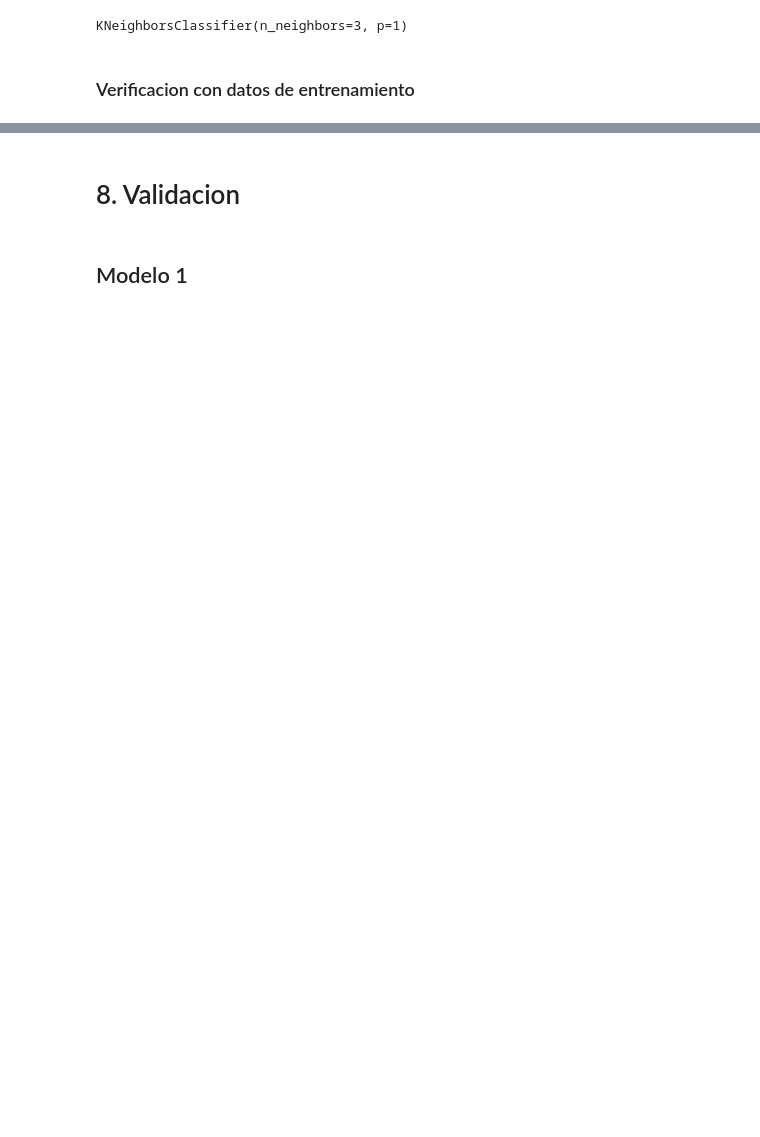
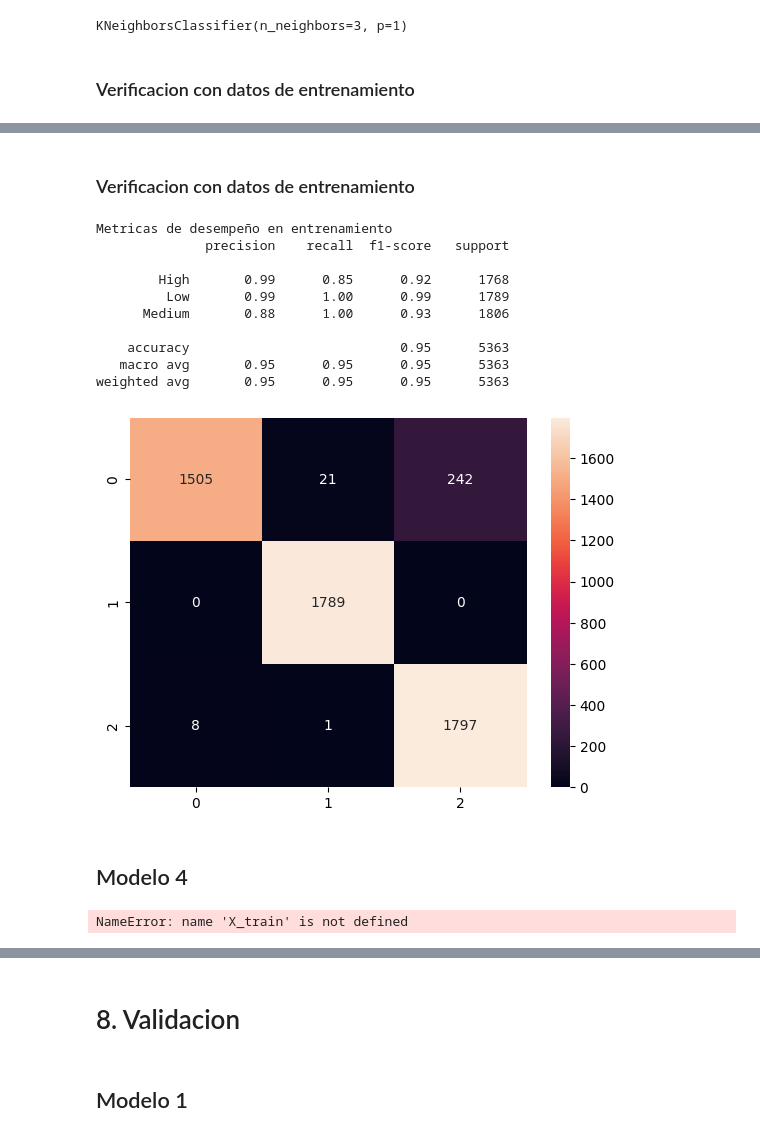
Before and after one commit to DavidBetancurRamirez/ComputacionCientifica, a Jupyter notebook: clasificacion/clase/caso_clasificacion.ipynb, the cells around one changed output, grey strips where cells are left out. Cells and saved outputs as stored; diff of their text form; code cells hidden in the pictures; blank space fills up the shorter version.

```diff
--- a/clasificacion/clase/caso_clasificacion.ipynb
+++ b/clasificacion/clase/caso_clasificacion.ipynb
@@ -621,0 +627,12 @@ weighted avg       0.95      0.95      0.95      5363
+# %%
+from sklearn.svm import SVC
+
+modelo_3 = SVC(random_state=123)
+param_grid_m3 = {
+  'C': [0.0001, 0.001, 0.01, 0.1, 1, 10, 1000, 10000],
+  'degree': [2, 3, 4],
+  'kernel': ['linear', 'poly', 'rbf', 'sigmoid'],
+}
+# %%
+clf_m3 = GridSearchCV(estimator=modelo_3, param_grid=param_grid_m3, cv=5, scoring='f1_weighted')
+clf_m3.fit(X_train, y_train)
@@ -621,0 +649,26 @@ weighted avg       0.95      0.95      0.95      5363
+# %%
+modelo_3_final = clf_m3.best_estimator_
+modelo_3_final
+# %% [markdown]
+### Verificacion con datos de entrenamiento
+# %%
+y_pred_3_train = modelo_3_final.predict(X_train)
+
+print('Metricas de desempeño en entrenamiento')
+print(classification_report(y_train, y_pred_3_train))
+sb.heatmap(confusion_matrix(y_train, y_pred_3_train), annot=True, fmt='d')
+plt.show()
+# %% [output]
+Metricas de desempeño en entrenamiento
+              precision    recall  f1-score   support
+
+        High       0.99      0.85      0.92      1768
+         Low       0.99      1.00      0.99      1789
+      Medium       0.88      1.00      0.93      1806
+
+    accuracy                           0.95      5363
+   macro avg       0.95      0.95      0.95      5363
+weighted avg       0.95      0.95      0.95      5363
+[figure, added]
+# %% [markdown]
+## Modelo 4
@@ -621,0 +685,5 @@ weighted avg       0.95      0.95      0.95      5363
+# %%
+clf_m4 = GridSearchCV(estimator=modelo_4, param_grid=param_grid_m4, cv=3, scoring='f1_weighted')
+clf_m4.fit(X_train, y_train)
+# %% [output]
+NameError: name 'X_train' is not defined
```
Also changed, not shown: parts of 19 cells of this notebook, 1 other file.
